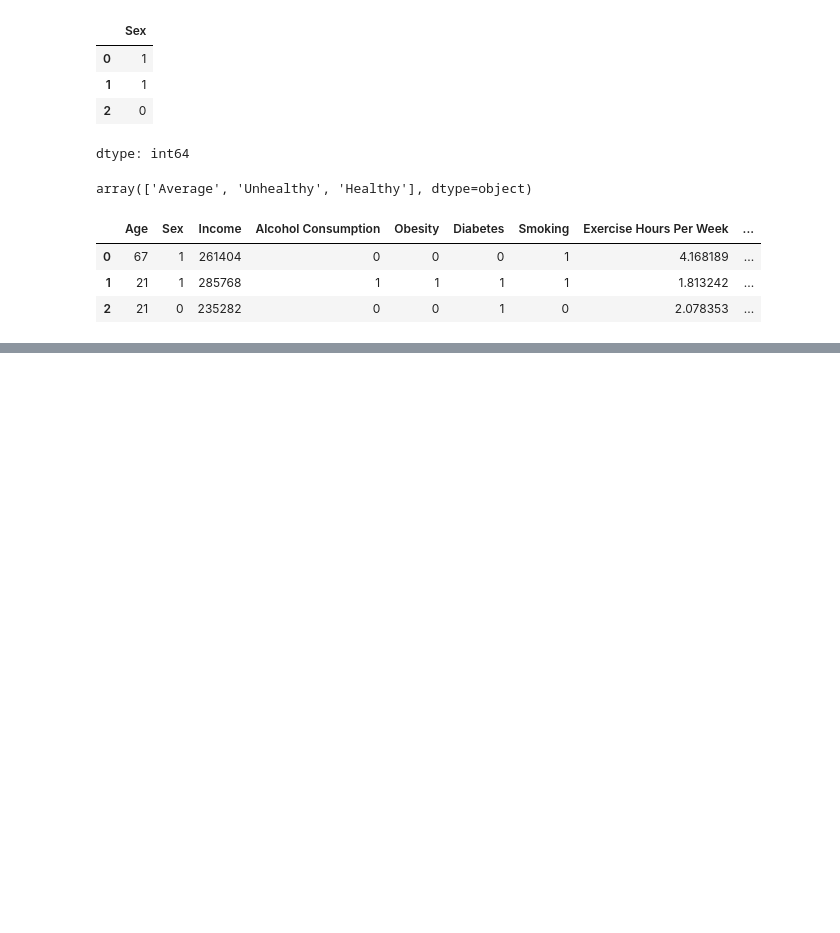
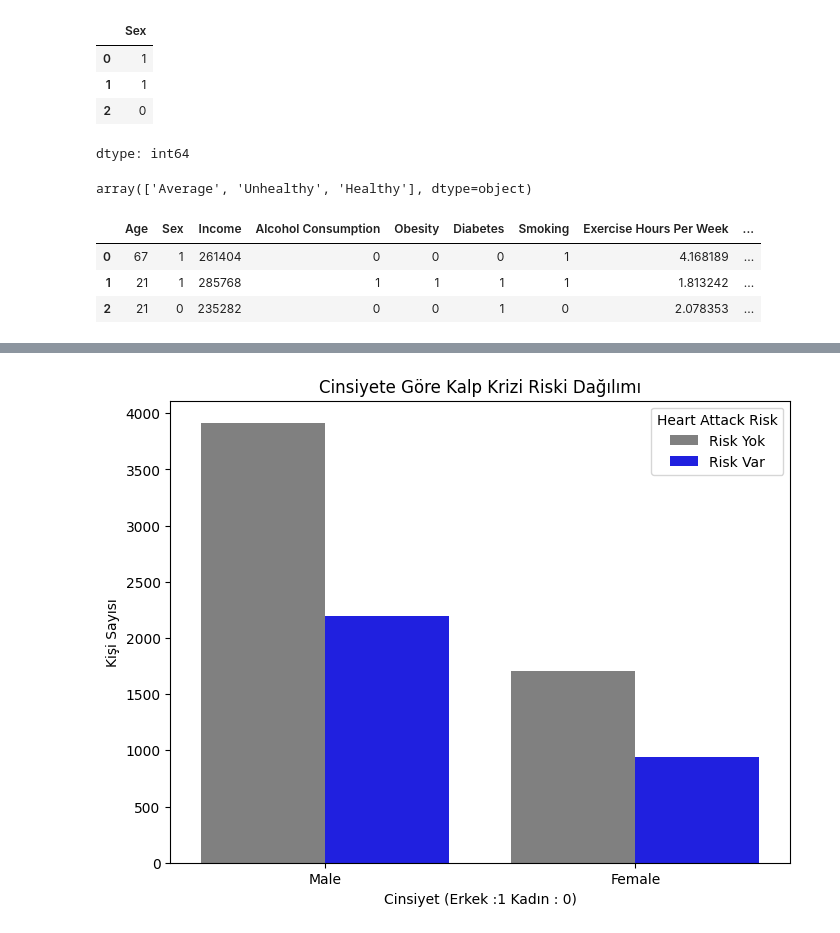
Before and after one commit to AtaDemirkiran/heart-attack-risk, a Jupyter notebook: saglık_bilimlerinde_veri_analitigi_proje.ipynb, the cells around one changed output, grey strips where cells are left out. Drawn from its saved outputs; the diff is of its cells as text; code cells hidden in the pictures; blank space fills up the shorter version.

```diff
--- a/saglık_bilimlerinde_veri_analitigi_proje.ipynb
+++ b/saglık_bilimlerinde_veri_analitigi_proje.ipynb
@@ -157,0 +146,13 @@ df_dataset.describe().T
+# %%
+# cinsiyete göre kalp krizi risk dağılımı
+plt.figure(figsize=(8,6))
+sns.countplot(x='Sex', hue='Heart Attack Risk', hue_order=[0, 1], data=df_dataset,
+              palette={0: "gray", 1: "blue"})
+
+plt.xlabel("Cinsiyet (Erkek :1 Kadın : 0)")
+plt.ylabel("Kişi Sayısı")
+plt.title("Cinsiyete Göre Kalp Krizi Riski Dağılımı")
+plt.legend(title='Heart Attack Risk', labels=['Risk Yok', 'Risk Var'])
+plt.show()
+# %% [output]
+[figure, added]
```
Also changed, not shown: parts of 12 cells of this notebook.
